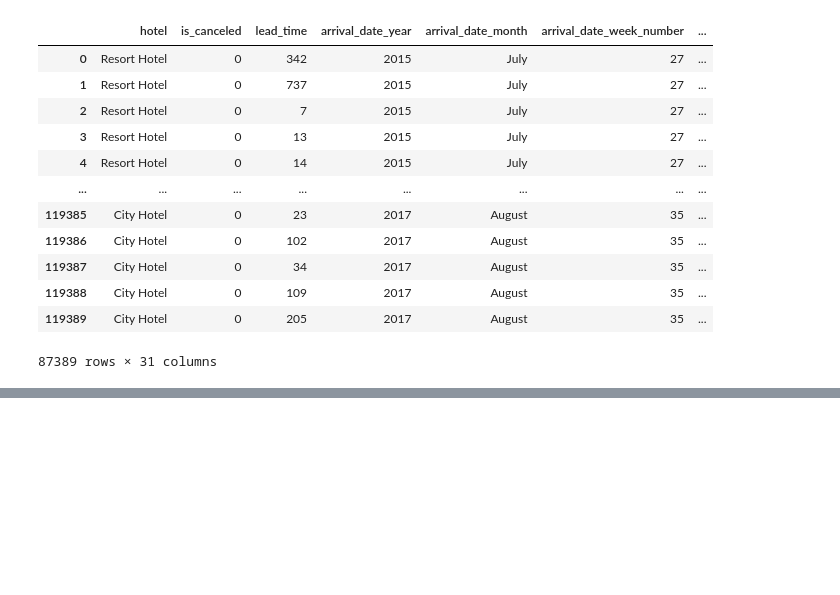
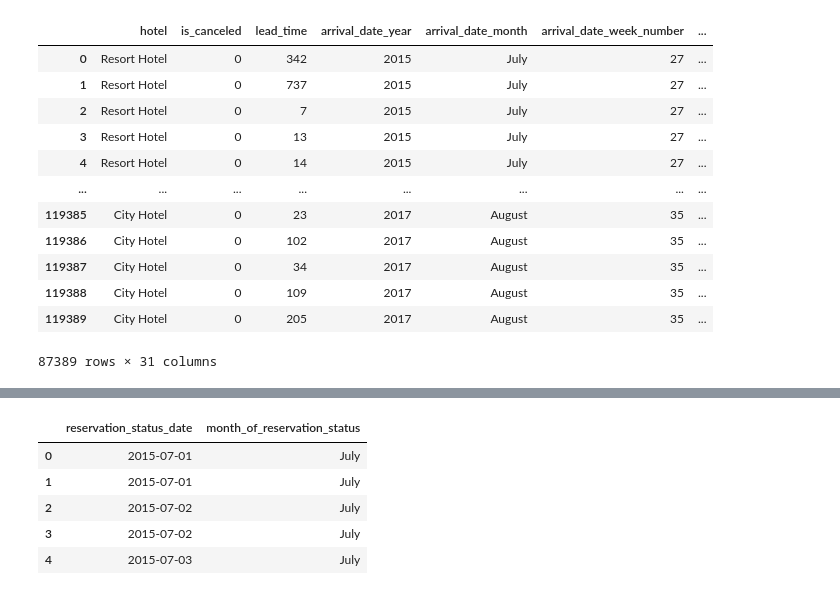
Before and after one commit to gedetanok/kelasbagus3-deep-understanding-of-machine-learning, a Jupyter notebook: Week 1/Pandas_Basic_EDA.ipynb, the cells around one changed output, grey strips where cells are left out. Cells and saved outputs as stored; diff of their text form; code cells hidden in the pictures; blank space fills up the shorter version.

```diff
--- a/Week 1/Pandas_Basic_EDA.ipynb
+++ b/Week 1/Pandas_Basic_EDA.ipynb
@@ -353,0 +463,12 @@ DataFrameNew
+# %%
+DataFrameNew['reservation_status_date'] = pd.to_datetime(DataFrameNew['reservation_status_date']) #string to bject datetime
+# Mengekstrak nama bulan dari tanggal tersebut.
+DataFrameNew['month_of_reservation_status'] = DataFrameNew['reservation_status_date'].dt.month_name()
+DataFrameNew[['reservation_status_date', 'month_of_reservation_status']].head()
+# %% [output]
+|  | reservation_status_date | month_of_reservation_status |
+| 0 | 2015-07-01 | July |
+| 1 | 2015-07-01 | July |
+| 2 | 2015-07-02 | July |
+| 3 | 2015-07-02 | July |
+| 4 | 2015-07-03 | July |
```
Also changed, not shown: parts of 23 cells of this notebook.
